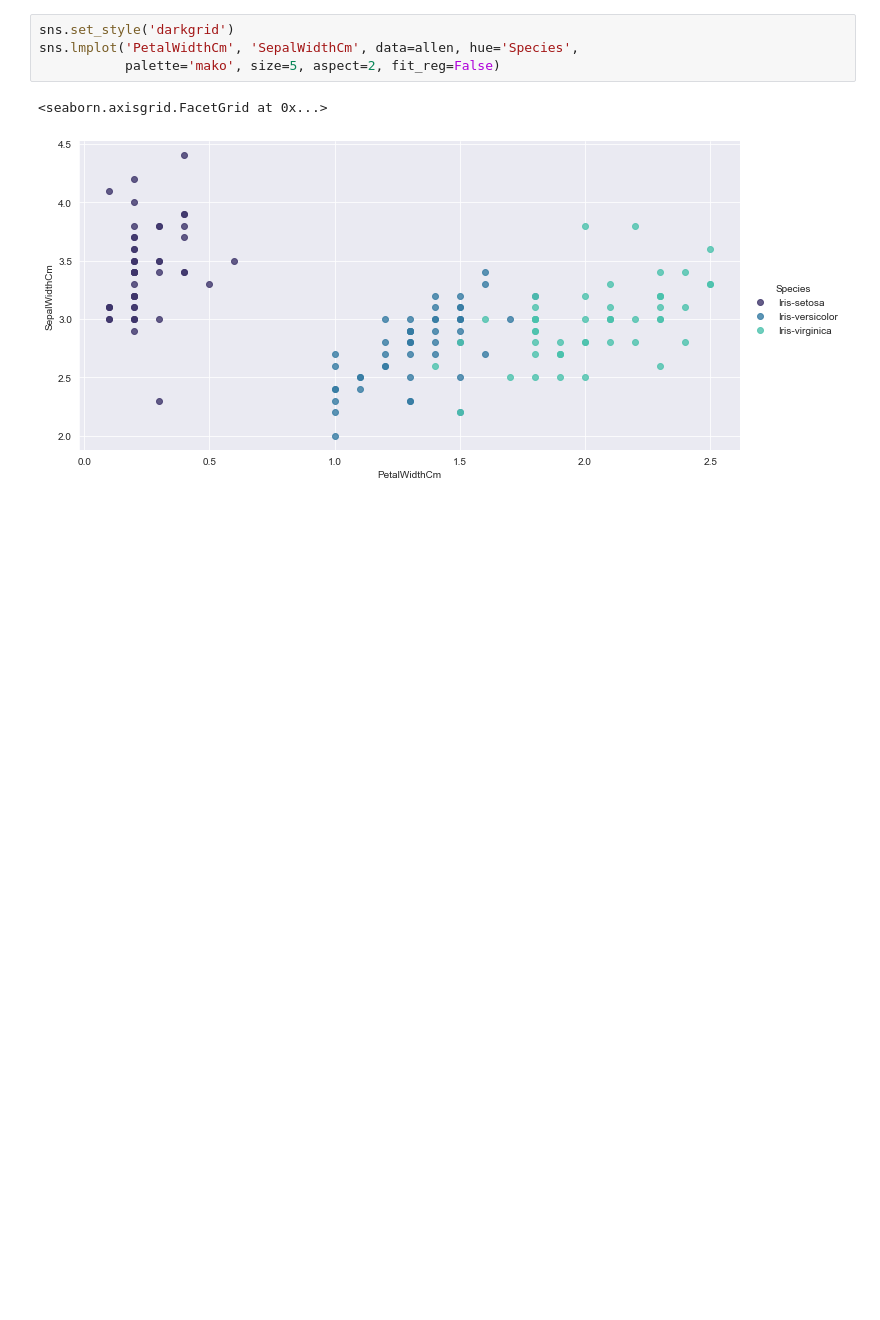
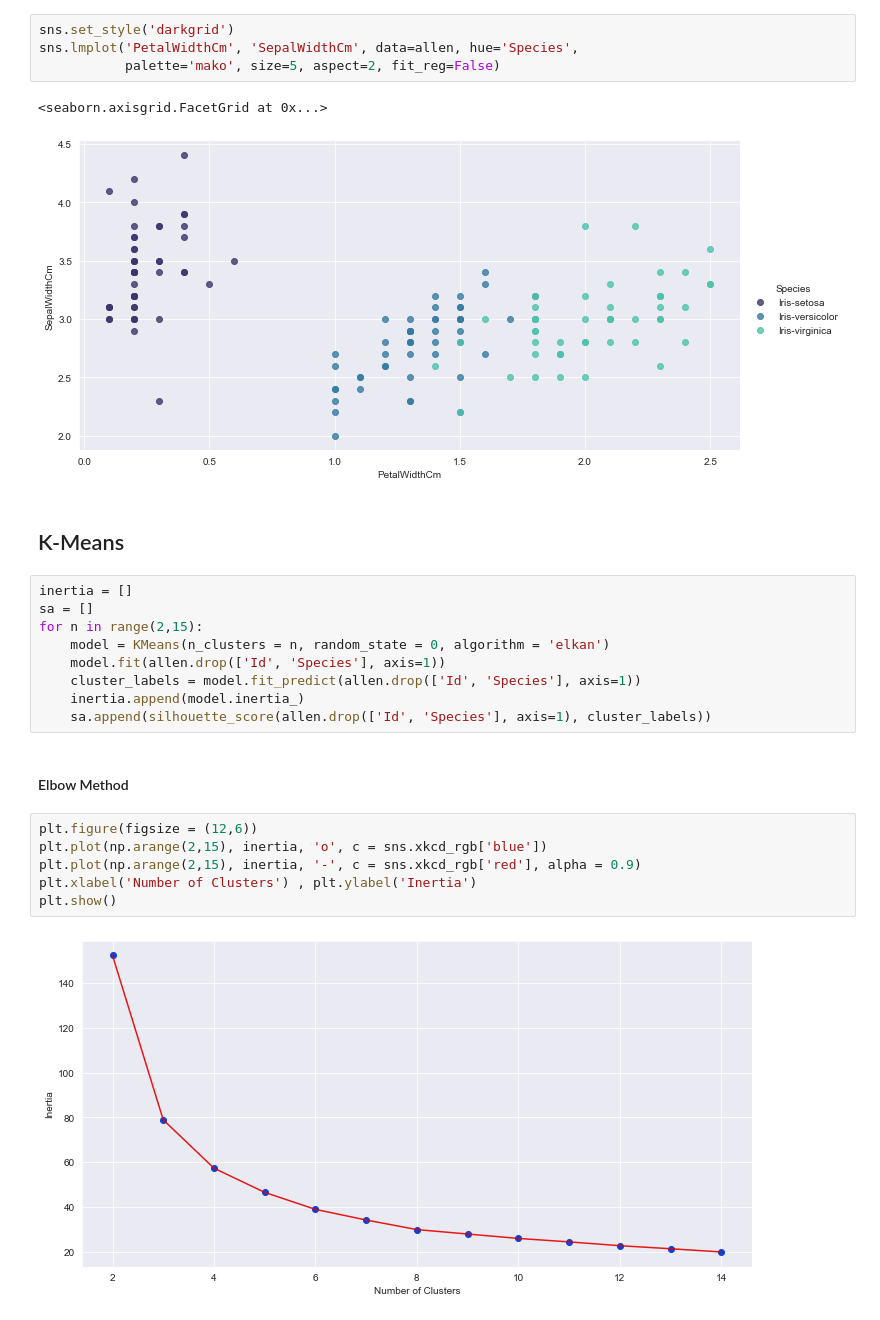
Before and after one commit to abphilip-work/Sparks, a Jupyter notebook: T2/T2.ipynb, the cells around one changed output. Cells and saved outputs as stored; diff of their text form; blank space fills up the shorter version.

Commit message:
Added K-Means and Metrics

```diff
--- a/T2/T2.ipynb
+++ b/T2/T2.ipynb
@@ -98,3 +103,24 @@ sns.lmplot('PetalWidthCm', 'SepalWidthCm', data=allen, hue='Species',
 # %% [output]
 <seaborn.axisgrid.FacetGrid at 0x...>
 [figure]
+# %% [markdown]
+## K-Means
+# %%
+inertia = []
+sa = []
+for n in range(2,15):
+    model = KMeans(n_clusters = n, random_state = 0, algorithm = 'elkan')
+    model.fit(allen.drop(['Id', 'Species'], axis=1))
+    cluster_labels = model.fit_predict(allen.drop(['Id', 'Species'], axis=1))
+    inertia.append(model.inertia_)
+    sa.append(silhouette_score(allen.drop(['Id', 'Species'], axis=1), cluster_labels))
+# %% [markdown]
+#### Elbow Method
+# %%
+plt.figure(figsize = (12,6))
+plt.plot(np.arange(2,15), inertia, 'o', c = sns.xkcd_rgb['blue'])
+plt.plot(np.arange(2,15), inertia, '-', c = sns.xkcd_rgb['red'], alpha = 0.9)
+plt.xlabel('Number of Clusters') , plt.ylabel('Inertia')
+plt.show()
+# %% [output]
+[figure, added]
```
Also changed, not shown: parts of 3 cells of this notebook.
